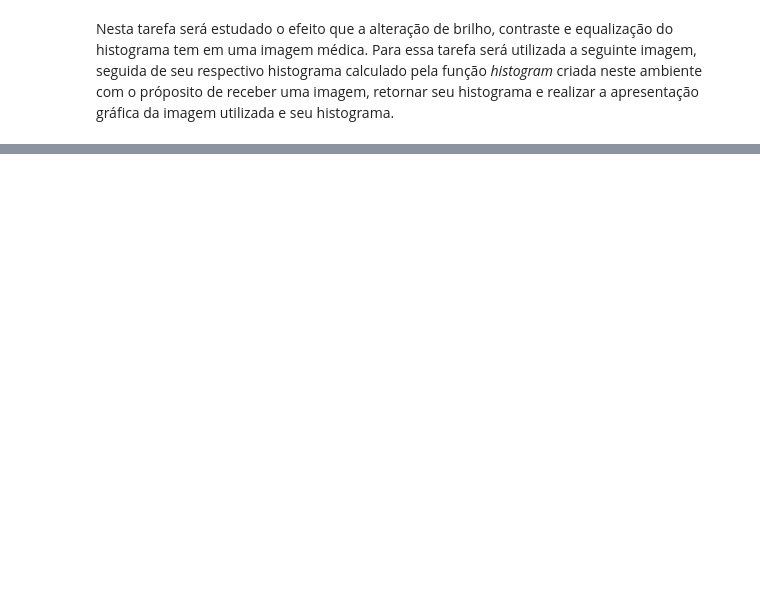
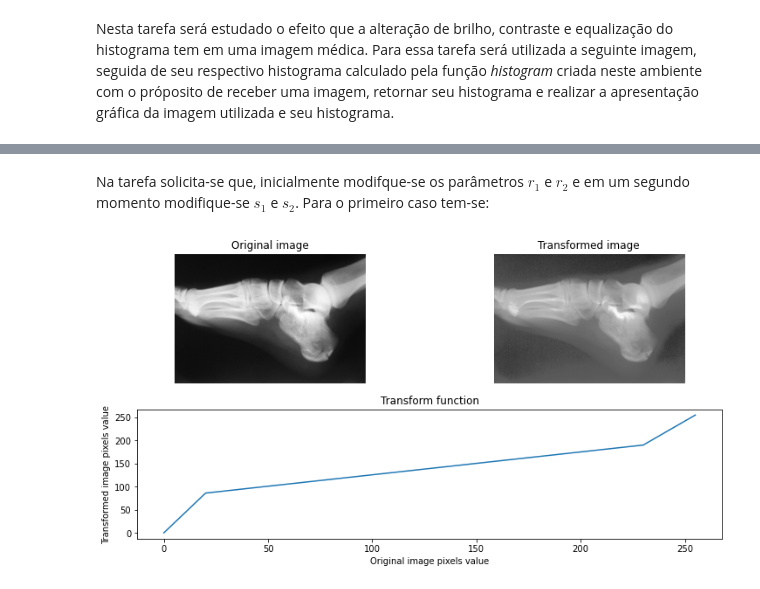
Before and after one commit to Lwao/tarefas-imagens-medicas-2, a Jupyter notebook: Tarefa 6/Tarefa 6 - Imagens Médicas 2 .ipynb, the cells around one changed output, grey strips where cells are left out. Saved outputs shown, nothing was run; the diff lists cells and outputs as text; code cells hidden in the pictures; blank space fills up the shorter version.

```diff
--- a/Tarefa 6/Tarefa 6 - Imagens Médicas 2 .ipynb
+++ b/Tarefa 6/Tarefa 6 - Imagens Médicas 2 .ipynb
@@ -147,0 +114,20 @@ Desvio padrão = 68.10798226783193
+# %% [markdown]
+Na tarefa solicita-se que, inicialmente modifque-se os parâmetros $r_1$ e $r_2$ e em um segundo momento modifique-se $s_1$ e $s_2$. Para o primeiro caso tem-se:
+# %%
+r0, s0 = 0, 0
+r1, s1 = 20, 86
+r2, s2 = 230, 190
+r3, s3 = 255, 255
+
+trans_ = np.array([], dtype=np.uint8)
+
+trans1 = linear_transform(np.arange(r0,r1+1, dtype=np.uint8), s1, s0, r1, r0)
+trans2 = linear_transform(np.arange(r1+1,r2+1, dtype=np.uint8), s2, s1, r2, r1)
+trans3 = linear_transform(np.arange(r2+1,r3+1, dtype=np.uint8), s3, s2, r3, r2)
+
+trans_ = np.concatenate((trans1, trans2, trans3))
+range_ = np.arange(0,256)
+
+img_new = apply_transform(img, trans_, range_)
+# %% [output]
+[figure, added]
```
Also changed, not shown: parts of 40 cells of this notebook, 1 other file.
